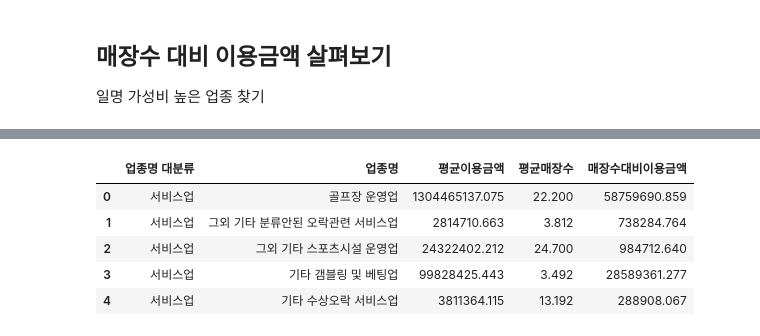
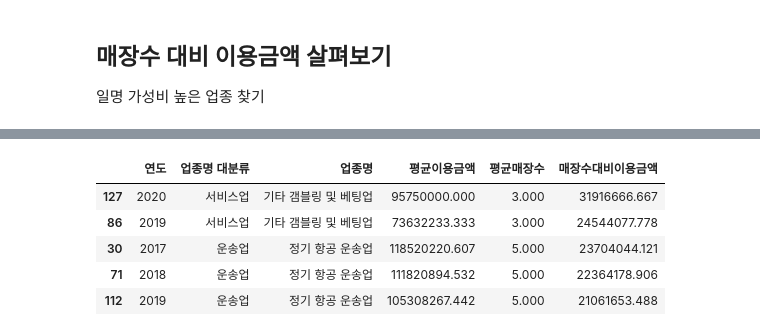
Before and after one commit to HayeonKimm/Tourist_Consumption_Analysis, a Jupyter notebook: code/2_analysis/제주_예비창업자를_위한_업종별_카드_매출과_매장수_데이터_분석(수진).ipynb, the cells around one changed output, grey strips where cells are left out. Saved outputs shown, nothing was run; the diff lists cells and outputs as text; code cells hidden in the pictures.

```diff
--- a/code/2_analysis/제주_예비창업자를_위한_업종별_카드_매출과_매장수_데이터_분석(수진).ipynb
+++ b/code/2_analysis/제주_예비창업자를_위한_업종별_카드_매출과_매장수_데이터_분석(수진).ipynb
@@ -21,5 +14,5 @@
 # %%
-filepath = '..\\..\\datasets\\jeju_sujin.csv'
+filepath = '../../datasets/jeju_sujin.csv'
 # %% [markdown]
 ## 필요 라이브러리 불러오기
 # %%
@@ -88,13 +74,17 @@ groupby사용해서 데이터프레임 서브셋 여러 개 만들어서 봐야
 # %% [markdown]
 ### 업종별 이용금액 및 매장수: df_industry
 # %%
-# 업종별 이용금액
-df_store_expense = df_card.groupby(['연도',
-                                    '월',
+# 연도별, 업종별 이용금액
+df_store_expense_year = df_card.groupby(['연도',
                                     '시도명',
                                     '업종명 대분류',
                                     '업종명'
-                                   ])[['이용금액']].sum().reset_index()
+                                   ])[['이용금액']].mean().reset_index()
+df_store_count_year = df_card.groupby(['연도',
+                                  '시도명',
+                                  '업종명 대분류',
+                                  '업종명'
+                                 ])[['매장수']].mean().reset_index()
 # %%
 # 업종별 매장수
 df_store_count = df_card.groupby(['연도',
@@ -105,6 +95,6 @@ df_store_count = df_card.groupby(['연도',
                                  ])[['매장수']].mean().reset_index()
 # %%
 # 업종별 이용금액 및 매장수
-df_industry = pd.concat([df_store_expense, df_store_count['매장수']], axis=1)
+df_industry = pd.concat([df_store_expense_year, df_store_count_year['매장수']], axis=1)
 df_industry.head()
 # %% [output]
@@ -129,6 +270,14 @@ df_industry.groupby('업종명 대분류')[['이용금액']].sum().sort_values(b
 ## 매장수 대비 이용금액 살펴보기
 일명 가성비 높은 업종 찾기
 # %%
-df_industry_mean = df_industry.groupby(['업종명 대분류', '업종명'])[['이용금액','매장수']].mean().reset_index()
-df_industry_mean = df_industry_mean.rename(columns={'이용금액':'평균이용금액', '매장수':'평균매장수'})
-df_industry_mean.head()
+df_industry_mean = df_industry.groupby([
+    '연도', '업종명 대분류', '업종명'
+])[
+    ['이용금액', '매장수']
+].mean().reset_index()
+
+df_industry_mean = df_industry_mean.rename(
+    columns={
+        '이용금액':'평균이용금액',
+        '매장수':'평균매장수'
+    })
@@ -142,10 +284,16 @@ df_industry_mean.head()
 # %%
-df_industry_mean['매장수대비이용금액'] = df_industry_mean['평균이용금액']/df_industry_mean['평균매장수']
+df_industry_mean['매장수대비이용금액'] = df_industry_mean['평균이용금액'] / df_industry_mean['평균매장수']
+
+df_industry_mean = df_industry_mean.sort_values(
+    by='매장수대비이용금액',
+    ascending=False
+)
+
 df_industry_mean.head()
 # %% [output]
-|  | 업종명 대분류 | 업종명 | 평균이용금액 | 평균매장수 | 매장수대비이용금액 |
-| 0 | 서비스업 | 골프장 운영업 | 1304465137.075 | 22.200 | 58759690.859 |
-| 1 | 서비스업 | 그외 기타 분류안된 오락관련 서비스업 | 2814710.663 | 3.812 | 738284.764 |
-| 2 | 서비스업 | 그외 기타 스포츠시설 운영업 | 24322402.212 | 24.700 | 984712.640 |
-| 3 | 서비스업 | 기타 갬블링 및 베팅업 | 99828425.443 | 3.492 | 28589361.277 |
-| 4 | 서비스업 | 기타 수상오락 서비스업 | 3811364.115 | 13.192 | 288908.067 |
+|  | 연도 | 업종명 대분류 | 업종명 | 평균이용금액 | 평균매장수 | 매장수대비이용금액 |
+| 127 | 2020 | 서비스업 | 기타 갬블링 및 베팅업 | 95750000.000 | 3.000 | 31916666.667 |
+| 86 | 2019 | 서비스업 | 기타 갬블링 및 베팅업 | 73632233.333 | 3.000 | 24544077.778 |
+| 30 | 2017 | 운송업 | 정기 항공 운송업 | 118520220.607 | 5.000 | 23704044.121 |
+| 71 | 2018 | 운송업 | 정기 항공 운송업 | 111820894.532 | 5.000 | 22364178.906 |
+| 112 | 2019 | 운송업 | 정기 항공 운송업 | 105308267.442 | 5.000 | 21061653.488 |
```
Also changed, not shown: parts of 73 cells of this notebook.
